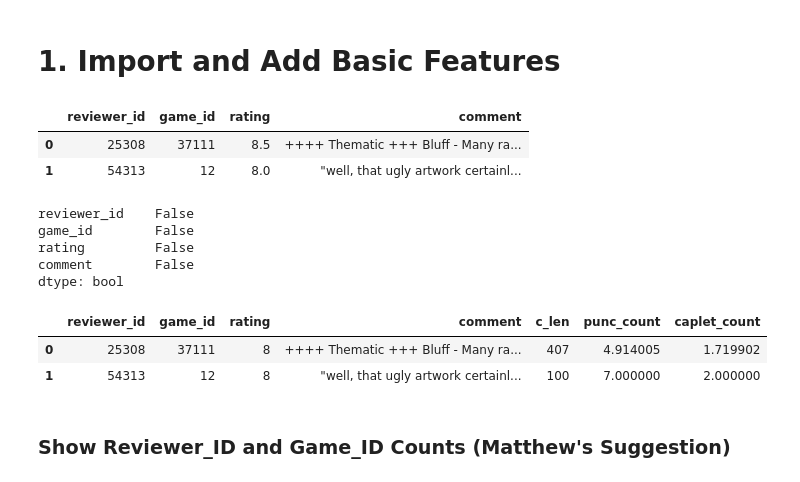
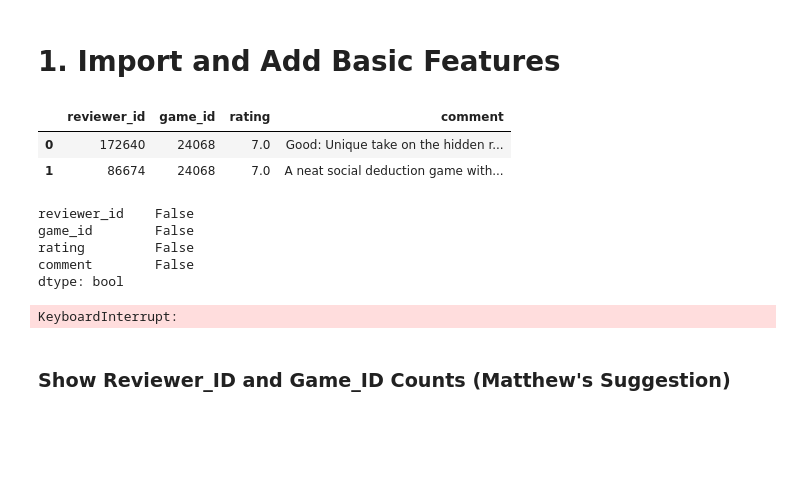
Before and after one commit to kimrharper/thinkful, a Jupyter notebook: unit4/unit4-capstone.ipynb, the cells around one changed output. Saved outputs shown, nothing was run; the diff lists cells and outputs as text; code cells hidden in the pictures; blank space fills up the shorter version.

```diff
--- a/unit4/unit4-capstone.ipynb
+++ b/unit4/unit4-capstone.ipynb
@@ -81,13 +79,13 @@ def beep(audio):
 # %% [markdown]
 # 1. Import and Add Basic Features
 # %%
-review = pd.read_csv('../data/boardgame/boardgame-comments-sample.csv')
+review = pd.read_csv('../data/boardgame/boardgame-comments-english.csv')
 review.columns = 'reviewer_id', 'game_id', 'rating', 'comment'
 review.head(2)
 # %% [output]
 |  | reviewer_id | game_id | rating | comment |
-| 0 | 25308 | 37111 | 8.5 | ++++ Thematic +++ Bluff - Many ra... |
-| 1 | 54313 | 12 | 8.0 | "well, that ugly artwork certainl... |
+| 0 | 172640 | 24068 | 7.0 | Good: Unique take on the hidden r... |
+| 1 | 86674 | 24068 | 7.0 | A neat social deduction game with... |
 # %%
 comments = review.comment
 # %%
@@ -129,11 +127,9 @@ def caplet_count(string_value):
 review['c_len'] = review.comment.apply(len)
 review['punc_count'] = review.comment.apply(punc_count)
 review['caplet_count'] = review.comment.apply(caplet_count)
+# %% [output]
+KeyboardInterrupt:
 # %%
 review.head(2)
-# %% [output]
-|  | reviewer_id | game_id | rating | comment | c_len | punc_count | caplet_count |
-| 0 | 25308 | 37111 | 8 | ++++ Thematic +++ Bluff - Many ra... | 407 | 4.914005 | 1.719902 |
-| 1 | 54313 | 12 | 8 | "well, that ugly artwork certainl... | 100 | 7.000000 | 2.000000 |
 # %% [markdown]
 ### Show Reviewer_ID and Game_ID Counts (Matthew's Suggestion)
```
Also changed, not shown: parts of 44 cells of this notebook, 19 other files.
